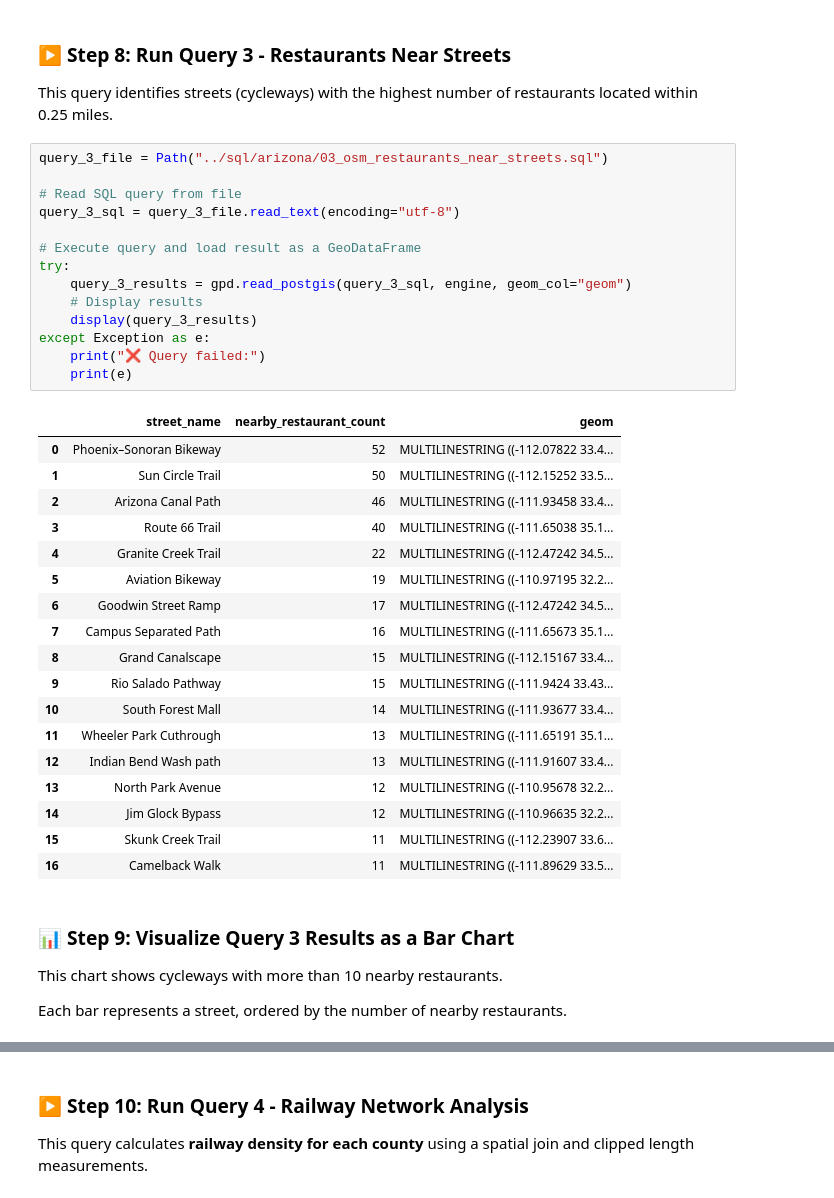
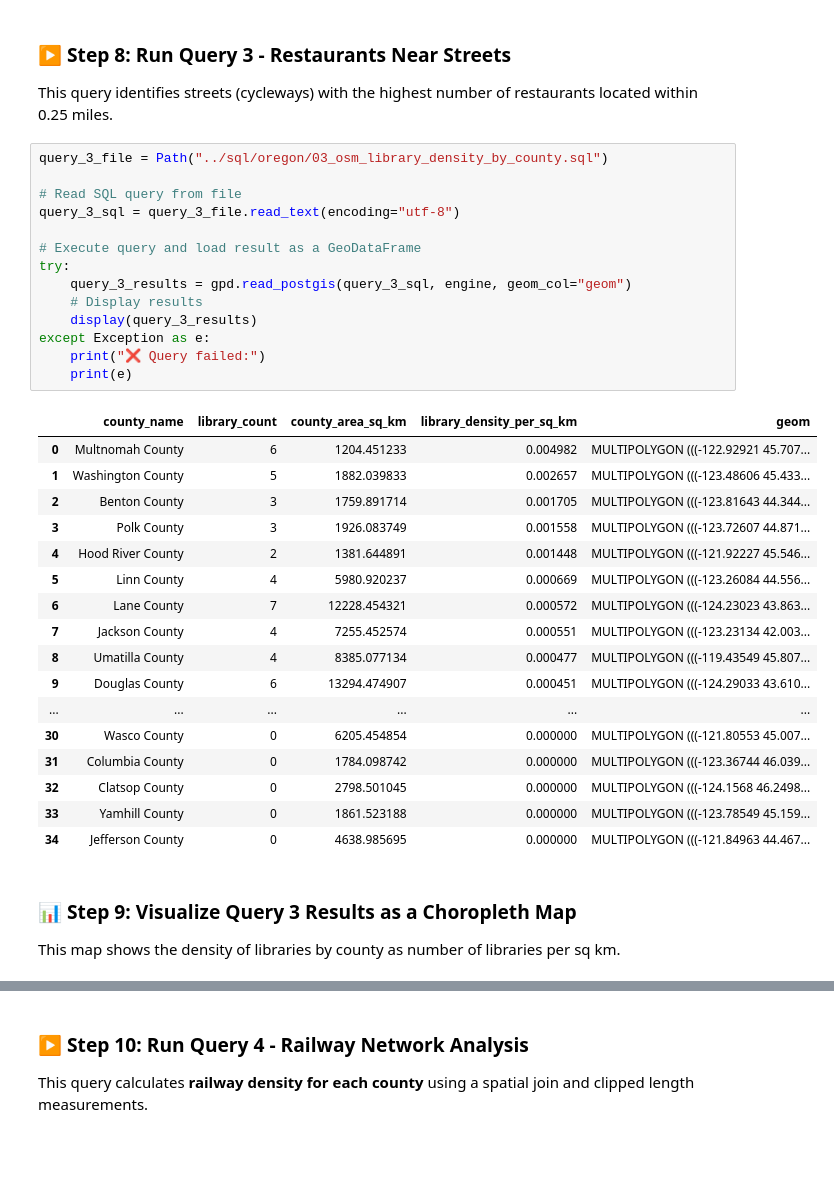
Before and after one commit to sophiarooney/gist604b-osm-postgis-fa26, a Jupyter notebook: notebooks/osm_postgis_queries_oregon.ipynb, the cells around one changed output, grey strips where cells are left out. Cells and saved outputs as stored; diff of their text form; blank space fills up the shorter version.

```diff
--- a/notebooks/osm_postgis_queries_oregon.ipynb
+++ b/notebooks/osm_postgis_queries_oregon.ipynb
@@ -275,41 +283,38 @@ plt.show()
 
 This query identifies streets (cycleways) with the highest number of restaurants located within 0.25 miles.
 # %%
-query_3_file = Path("../sql/arizona/03_osm_restaurants_near_streets.sql")
+query_3_file = Path("../sql/oregon/03_osm_library_density_by_county.sql")
 
 # Read SQL query from file
 query_3_sql = query_3_file.read_text(encoding="utf-8")
 
 # Execute query and load result as a GeoDataFrame
 try:
     query_3_results = gpd.read_postgis(query_3_sql, engine, geom_col="geom")
     # Display results
     display(query_3_results)
 except Exception as e:
     print("❌ Query failed:")
     print(e)
 # %% [output]
-|  | street_name | nearby_restaurant_count | geom |
-| 0 | Phoenix–Sonoran Bikeway | 52 | MULTILINESTRING ((-112.07822 33.4... |
-| 1 | Sun Circle Trail | 50 | MULTILINESTRING ((-112.15252 33.5... |
-| 2 | Arizona Canal Path | 46 | MULTILINESTRING ((-111.93458 33.4... |
-| 3 | Route 66 Trail | 40 | MULTILINESTRING ((-111.65038 35.1... |
-| 4 | Granite Creek Trail | 22 | MULTILINESTRING ((-112.47242 34.5... |
-| 5 | Aviation Bikeway | 19 | MULTILINESTRING ((-110.97195 32.2... |
-| 6 | Goodwin Street Ramp | 17 | MULTILINESTRING ((-112.47242 34.5... |
-| 7 | Campus Separated Path | 16 | MULTILINESTRING ((-111.65673 35.1... |
-| 8 | Grand Canalscape | 15 | MULTILINESTRING ((-112.15167 33.4... |
-| 9 | Rio Salado Pathway | 15 | MULTILINESTRING ((-111.9424 33.43... |
-| 10 | South Forest Mall | 14 | MULTILINESTRING ((-111.93677 33.4... |
-| 11 | Wheeler Park Cuthrough | 13 | MULTILINESTRING ((-111.65191 35.1... |
-| 12 | Indian Bend Wash path | 13 | MULTILINESTRING ((-111.91607 33.4... |
-| 13 | North Park Avenue | 12 | MULTILINESTRING ((-110.95678 32.2... |
-| 14 | Jim Glock Bypass | 12 | MULTILINESTRING ((-110.96635 32.2... |
-| 15 | Skunk Creek Trail | 11 | MULTILINESTRING ((-112.23907 33.6... |
-| 16 | Camelback Walk | 11 | MULTILINESTRING ((-111.89629 33.5... |
+|  | county_name | library_count | county_area_sq_km | library_density_per_sq_km | geom |
+| 0 | Multnomah County | 6 | 1204.451233 | 0.004982 | MULTIPOLYGON (((-122.92921 45.707... |
+| 1 | Washington County | 5 | 1882.039833 | 0.002657 | MULTIPOLYGON (((-123.48606 45.433... |
+| 2 | Benton County | 3 | 1759.891714 | 0.001705 | MULTIPOLYGON (((-123.81643 44.344... |
+| 3 | Polk County | 3 | 1926.083749 | 0.001558 | MULTIPOLYGON (((-123.72607 44.871... |
+| 4 | Hood River County | 2 | 1381.644891 | 0.001448 | MULTIPOLYGON (((-121.92227 45.546... |
+| 5 | Linn County | 4 | 5980.920237 | 0.000669 | MULTIPOLYGON (((-123.26084 44.556... |
+| 6 | Lane County | 7 | 12228.454321 | 0.000572 | MULTIPOLYGON (((-124.23023 43.863... |
+| 7 | Jackson County | 4 | 7255.452574 | 0.000551 | MULTIPOLYGON (((-123.23134 42.003... |
+| 8 | Umatilla County | 4 | 8385.077134 | 0.000477 | MULTIPOLYGON (((-119.43549 45.807... |
+| 9 | Douglas County | 6 | 13294.474907 | 0.000451 | MULTIPOLYGON (((-124.29033 43.610... |
+| ... | ... | ... | ... | ... | ... |
+| 30 | Wasco County | 0 | 6205.454854 | 0.000000 | MULTIPOLYGON (((-121.80553 45.007... |
+| 31 | Columbia County | 0 | 1784.098742 | 0.000000 | MULTIPOLYGON (((-123.36744 46.039... |
+| 32 | Clatsop County | 0 | 2798.501045 | 0.000000 | MULTIPOLYGON (((-124.1568 46.2498... |
+| 33 | Yamhill County | 0 | 1861.523188 | 0.000000 | MULTIPOLYGON (((-123.78549 45.159... |
+| 34 | Jefferson County | 0 | 4638.985695 | 0.000000 | MULTIPOLYGON (((-121.84963 44.467... |
 # %% [markdown]
-### 📊 Step 9: Visualize Query 3 Results as a Bar Chart
+### 📊 Step 9: Visualize Query 3 Results as a Choropleth Map
 
-This chart shows cycleways with more than 10 nearby restaurants.
-
-Each bar represents a street, ordered by the number of nearby restaurants.
+This map shows the density of libraries by county as number of libraries per sq km.
```
Also changed, not shown: parts of 6 cells of this notebook, 1 other file.
